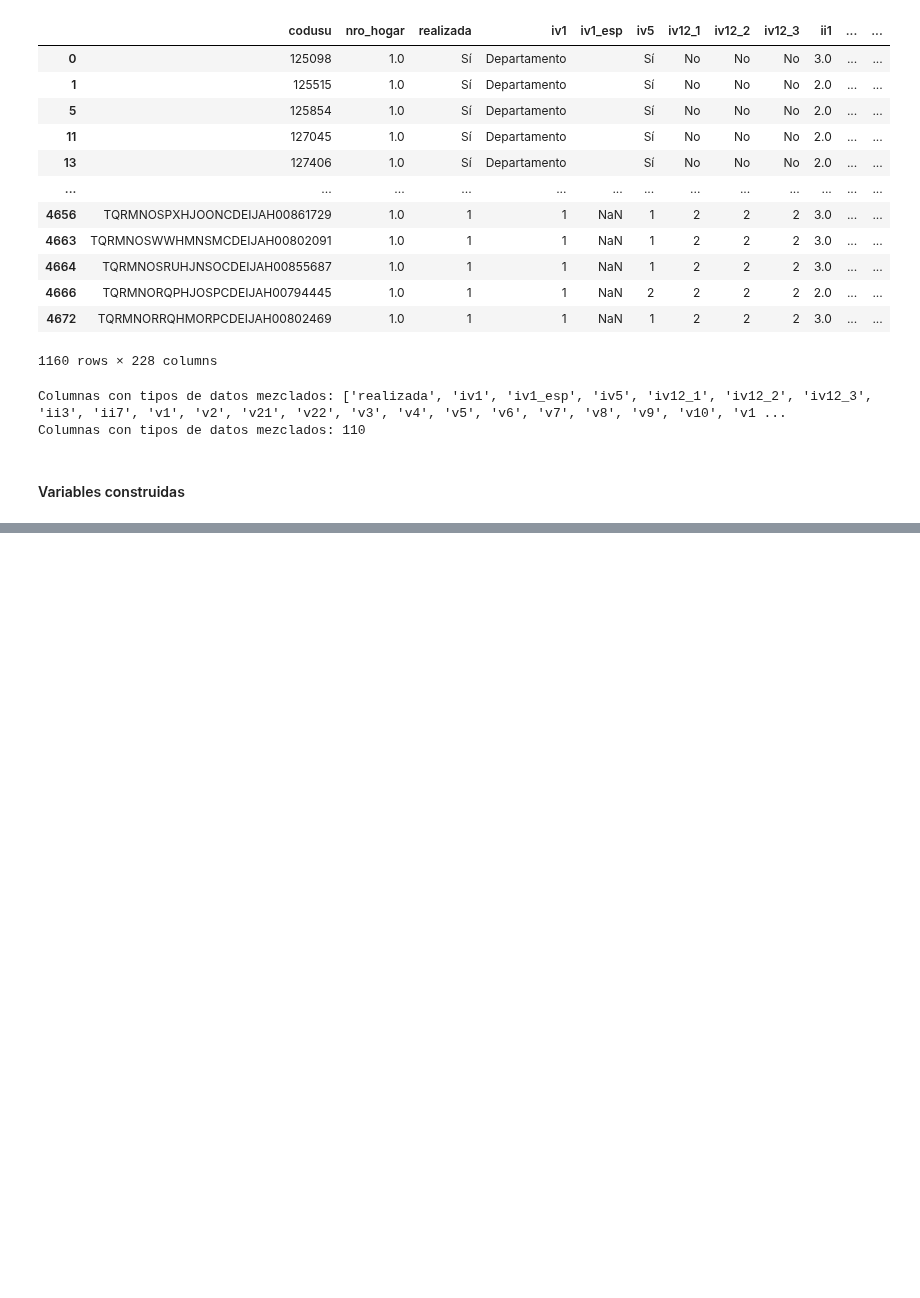
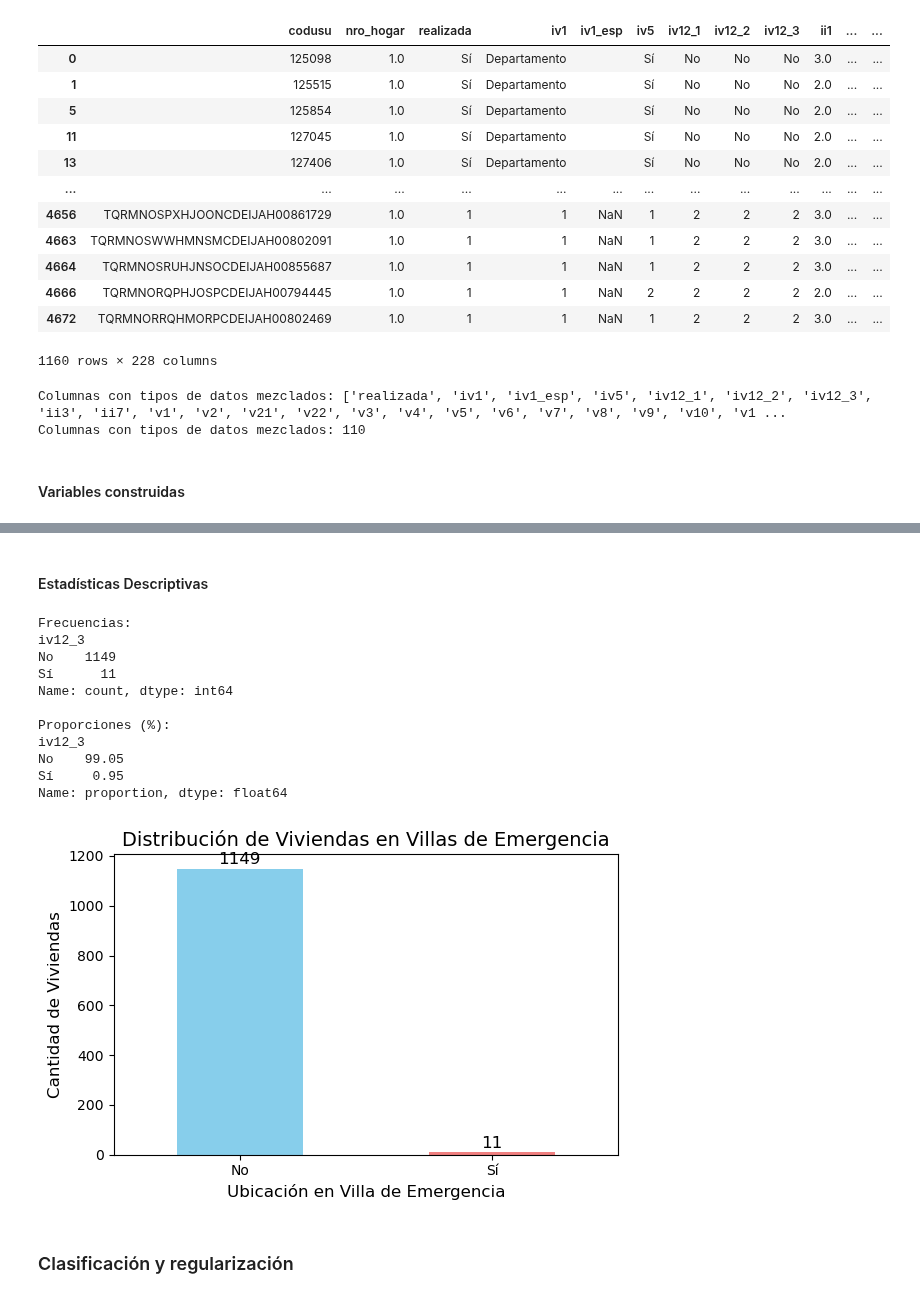
Before and after one commit to miligarofalo/CC408-T2-1, a Jupyter notebook: TP4/TP4_grupal.ipynb, the cells around one changed output, grey strips where cells are left out. Cells and saved outputs as stored; diff of their text form; code cells hidden in the pictures; blank space fills up the shorter version.

```diff
--- a/TP4/TP4_grupal.ipynb
+++ b/TP4/TP4_grupal.ipynb
@@ -448,0 +351,18 @@ df_prueba_v1
+# %%
+datos_individual_original = pd.read_csv('datos_individual.csv', low_memory=False)
+# %%
+# PROPORCION DE PERSONAS QUE TRABAJAN EN EL HOGAR Y CANTIDAD DE PERSONAS QUE VIVEN EN EL HOGAR.
+
+trabajadores = datos_individual_original[datos_individual_original['estado'] == 1]  # Filtramos por las personas que están trabajando
+total_personas_hogar = datos_individual_original.groupby(['codusu', 'nro_hogar']).size().reset_index(name='total_personas') #Agrupar por hogar y contar el TOTAL de personas en cada hogar
+trabajadores_por_hogar = trabajadores.groupby(['codusu', 'nro_hogar']).size().reset_index(name='personas_trabajando') # Agrupar por hogar y contar el número de personas QUE TRABAJAN
+
+proporcion_trabajadores = pd.merge(total_personas_hogar, trabajadores_por_hogar, on=['codusu', 'nro_hogar'], how='left') # Unimos los datos de trabajadores y el total de personas en cada hogar
+proporcion_trabajadores['personas_trabajando'] = proporcion_trabajadores['personas_trabajando'].fillna(0) # Si no hay trabajadores en un hogar, rellenamos con 0
+proporcion_trabajadores['proporcion_trabajando'] = proporcion_trabajadores['personas_trabajando'] / proporcion_trabajadores['total_personas'] # Calcular la proporción de trabajadores en cada hogar
+
+# Resultado final: mostrar la proporción de trabajadores en cada hogar
+proporcion_trabajadores['proporcion_trabajando'] = proporcion_trabajadores['proporcion_trabajando'].round(3)
+print(proporcion_trabajadores[['codusu', 'nro_hogar', 'proporcion_trabajando']])
+
+df_completa = pd.merge(df_completa, proporcion_trabajadores[['codusu', 'nro_hogar', 'proporcion_trabajando', 'total_personas']], on=['codusu', 'nro_hogar'], how='left')
@@ -448,0 +393,58 @@ df_prueba_v1
+# %% [markdown]
+####  Estadísticas Descriptivas
+# %%
+# Crear una copia temporal de la columna para trabajar
+villa_observacion = df_completa['iv12_3'].replace({1: 'Sí', 2: 'No'})
+
+# Calcular las frecuencias
+frecuencias_villa = villa_observacion.value_counts()
+print("Frecuencias:")
+print(frecuencias_villa)
+
+# Calcular las proporciones
+proporciones_villa = villa_observacion.value_counts(normalize=True) * 100
+print("\nProporciones (%):")
+print(proporciones_villa.round(2))
+
+plt.figure(figsize=(6, 4))
+frecuencias_villa.plot(kind='bar', color=['skyblue', 'lightcoral'])
+
+# Agregar título y etiquetas
+plt.title('Distribución de Viviendas en Villas de Emergencia', fontsize=14)
+plt.xlabel('Ubicación en Villa de Emergencia', fontsize=12)
+plt.ylabel('Cantidad de Viviendas', fontsize=12)
+
+# Mostrar los valores sobre las barras
+for i, v in enumerate(frecuencias_villa):
+    plt.text(i, v + 5, str(v), ha='center', va='bottom', fontsize=12)
+
+# Mostrar el gráfico
+plt.xticks(rotation=0)
+plt.tight_layout()
+plt.show()
+
+# COMBINACION CON SI LA PERSONA TRABAJO ALGUNA VEZ
+
+df_filtrado = df_completa[df_completa['pp10d'] != 0.0]
+
+# Reemplazar los valores de IV12_3 N por etiquetas descriptivas (si no lo están ya)
+df_filtrado['iv12_3'] = df_filtrado['iv12_3'].replace({1: 'Sí', 2: 'No'})
+
+# Crear una tabla de contingencia para contar las frecuencias
+contingencia = pd.crosstab(df_filtrado['iv12_3'], df_filtrado['pp10d'])
+
+# Crear una tabla de porcentajes por fila
+porcentajes = pd.crosstab(df_filtrado['iv12_3'], df_filtrado['pp10d'], normalize='index') * 100
+# %% [output]
+Frecuencias:
+iv12_3
+No    1149
+Sí      11
+Name: count, dtype: int64
+
+Proporciones (%):
+iv12_3
+No    99.05
+Sí     0.95
+Name: proportion, dtype: float64
+[figure, added]
@@ -448,0 +457,2 @@ df_prueba_v1
+# %% [markdown]
+### Clasificación y regularización
```
Also changed, not shown: parts of 17 cells of this notebook.
